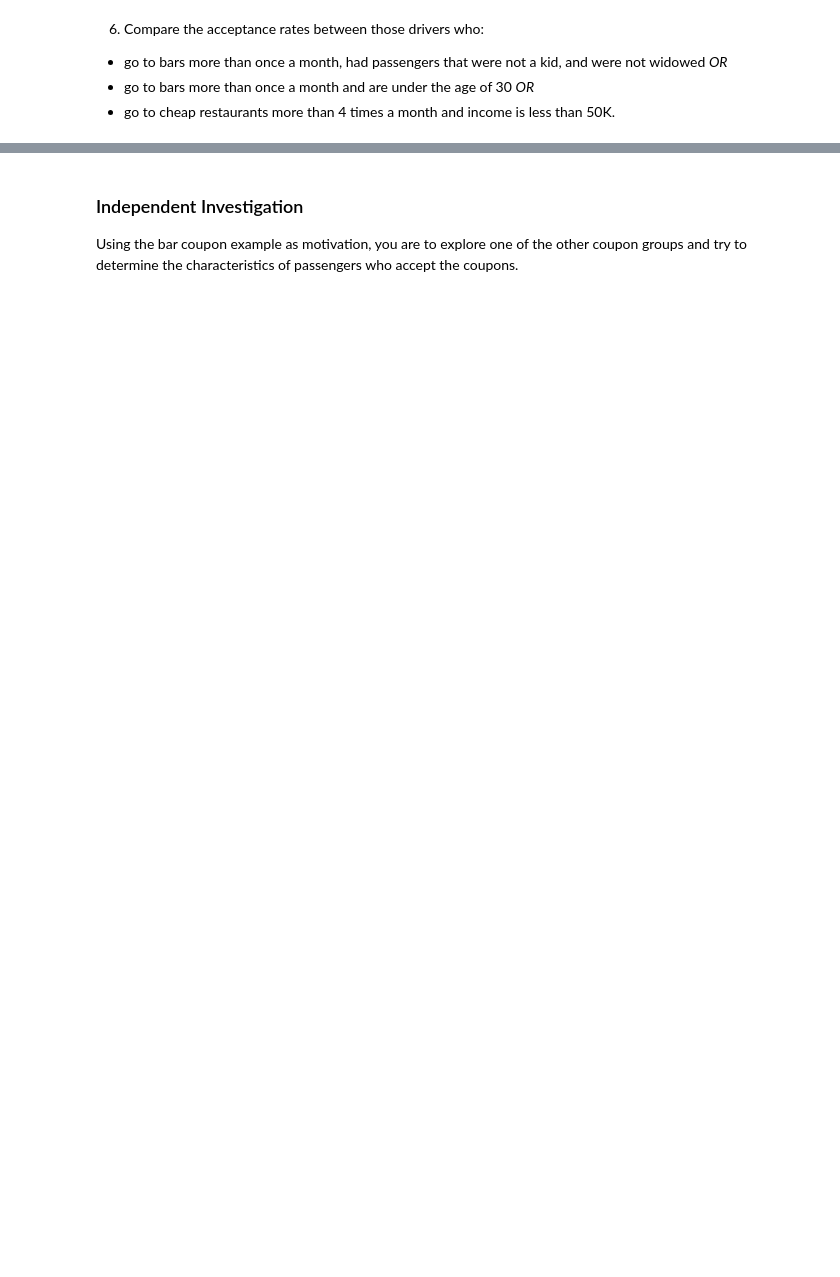
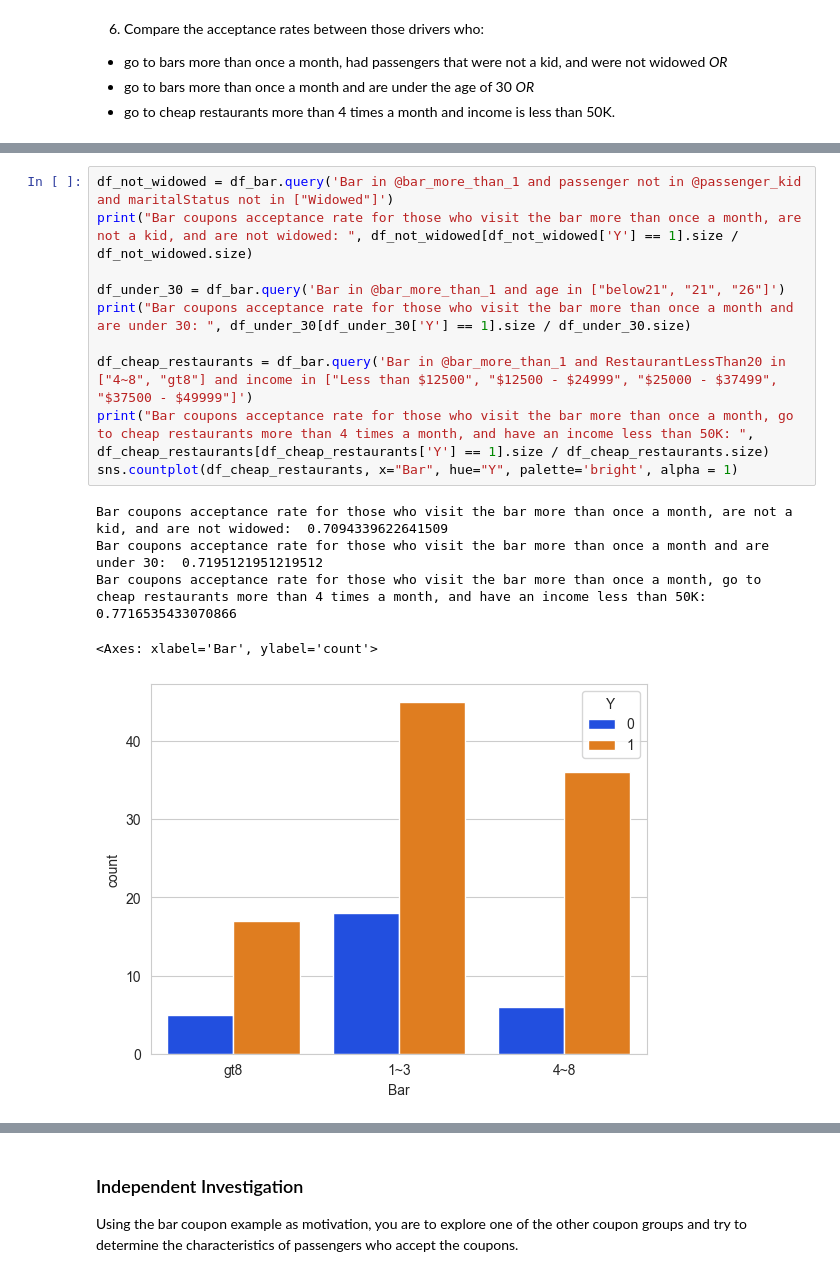
Before and after one commit to geo-rge-li/uci-coupon-analysis, a Jupyter notebook: prompt.ipynb, the cells around one changed output, grey strips where cells are left out. Saved outputs shown, nothing was run; the diff lists cells and outputs as text; blank space fills up the shorter version.

```diff
--- a/prompt.ipynb
+++ b/prompt.ipynb
@@ -237,0 +288,16 @@ Bar coupons acceptance rate for those who visit the bar 4 or more times a month:
+# %%
+df_not_widowed = df_bar.query('Bar in @bar_more_than_1 and passenger not in @passenger_kid and maritalStatus not in ["Widowed"]')
+print("Bar coupons acceptance rate for those who visit the bar more than once a month, are not a kid, and are not widowed: ", df_not_widowed[df_not_widowed['Y'] == 1].size / df_not_widowed.size)
+
+df_under_30 = df_bar.query('Bar in @bar_more_than_1 and age in ["below21", "21", "26"]')
+print("Bar coupons acceptance rate for those who visit the bar more than once a month and are under 30: ", df_under_30[df_under_30['Y'] == 1].size / df_under_30.size)
+
+df_cheap_restaurants = df_bar.query('Bar in @bar_more_than_1 and RestaurantLessThan20 in ["4~8", "gt8"] and income in ["Less than $12500", "$12500 - $24999", "$25000 - $37499", "$37500 - $49999"]')
+print("Bar coupons acceptance rate for those who visit the bar more than once a month, go to cheap restaurants more than 4 times a month, and have an income less than 50K: ", df_cheap_restaurants[df_cheap_restaurants['Y'] == 1].size / df_cheap_restaurants.size)
+sns.countplot(df_cheap_restaurants, x="Bar", hue="Y", palette='bright', alpha = 1)
+# %% [output]
+Bar coupons acceptance rate for those who visit the bar more than once a month, are not a kid, and are not widowed:  0.7094339622641509
+Bar coupons acceptance rate for those who visit the bar more than once a month and are under 30:  0.7195121951219512
+Bar coupons acceptance rate for those who visit the bar more than once a month, go to cheap restaurants more than 4 times a month, and have an income less than 50K:  0.7716535433070866
+<Axes: xlabel='Bar', ylabel='count'>
+[figure, added]
```
Also changed, not shown: parts of 13 cells of this notebook.
